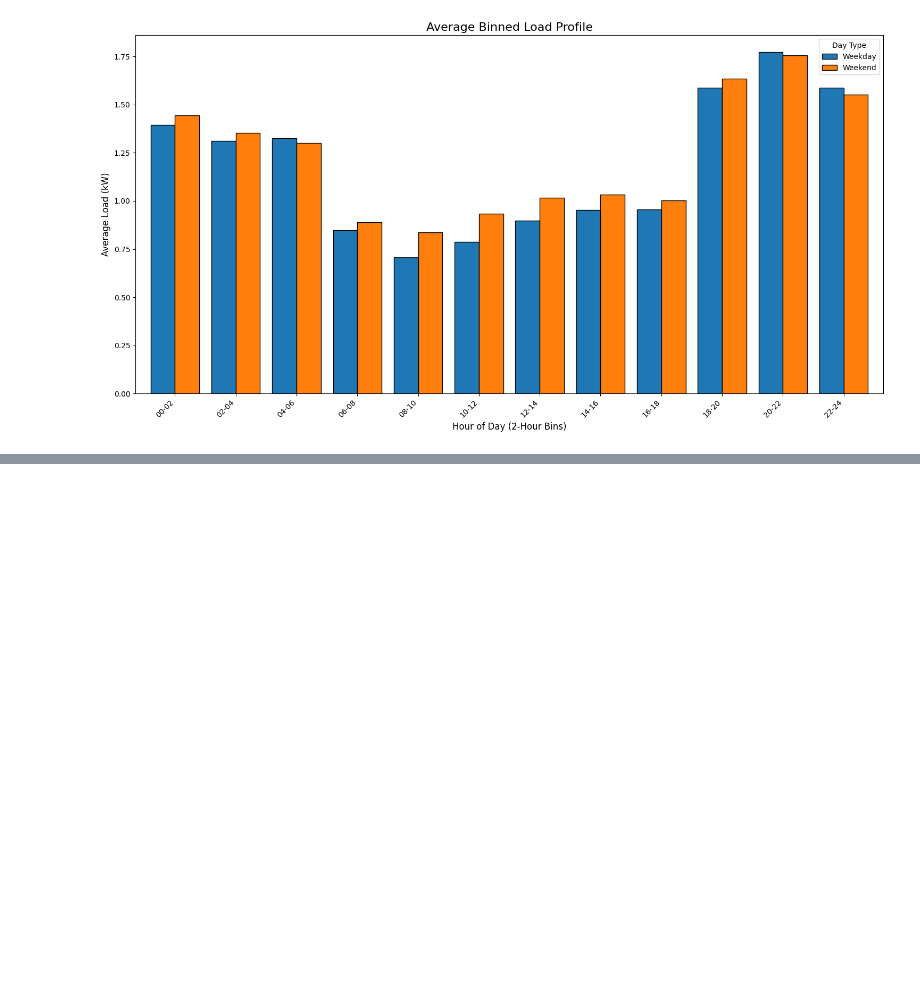
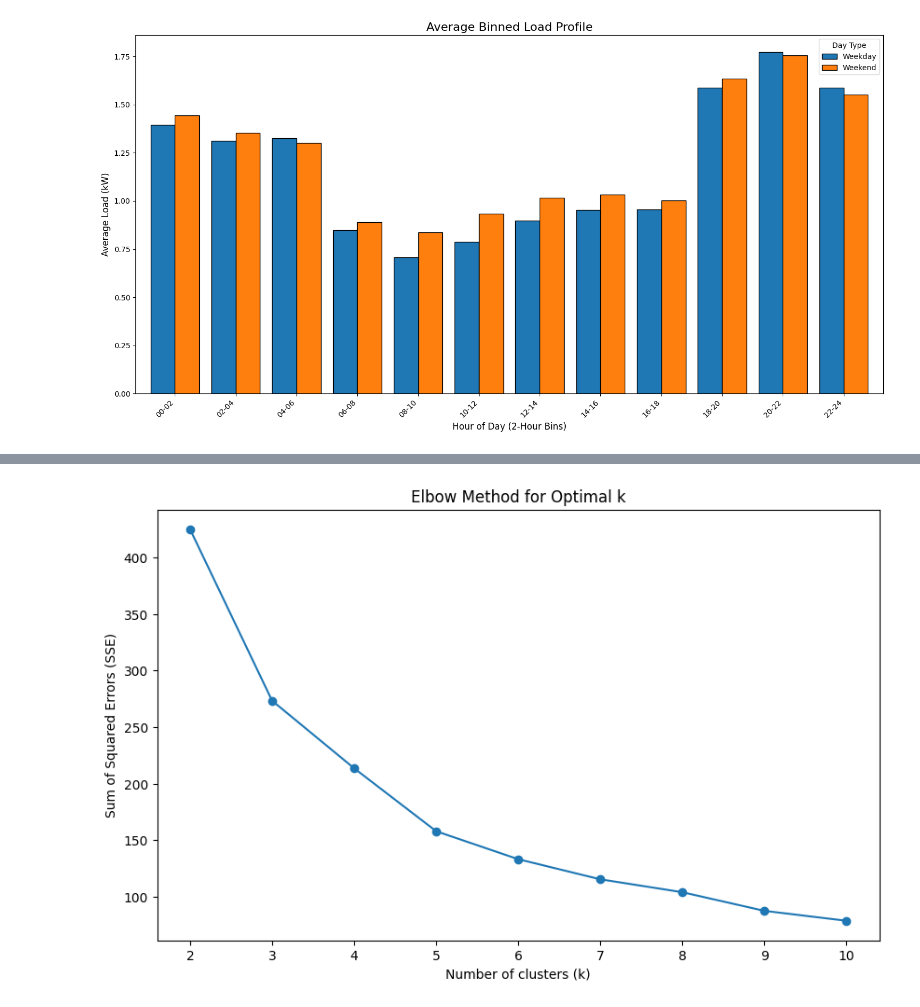
Before and after one commit to MrCupid75/Onaa-Mini-Grid-Customer-Segmentation, a Jupyter notebook: Daily Electricity Usage/main.ipynb, the cells around one changed output, grey strips where cells are left out. Drawn from its saved outputs; the diff is of its cells as text; code cells hidden in the pictures; blank space fills up the shorter version.

Commit message:
Behavioral Customer Segments by Hourly Profile

```diff
--- a/Daily Electricity Usage/main.ipynb
+++ b/Daily Electricity Usage/main.ipynb
@@ -209,2 +206,2 @@ dfh['Timestamp (UTC)'] = pd.to_datetime(df['Timestamp (UTC)'], format='%Y-%m-%d
-# %%
-dfh['Timestamp (UTC)'] = pd.to_datetime(dfh['Timestamp (UTC)'], format='%Y-%m-%d %H:%M:%S')
+# %%
+dfh['Timestamp (UTC)'] = pd.to_datetime(dfh['Timestamp (UTC)']).dt.tz_localize(None)
@@ -263,0 +273,3 @@ plt.show()
+# %%
+avg_profiles_df = dfh.groupby(['Meter Number', 'Hour'])['Usage Amount'].mean().unstack()
+avg_profiles_df
@@ -263,0 +296,6 @@ plt.show()
+# %%
+epsilon = 1e-6
+profiles_normalized = avg_profiles_df.div(avg_profiles_df.sum(axis=1) + epsilon, axis=0)
+
+print("---Normalized Hourly Profiles ---")
+profiles_normalized
@@ -263,0 +326,19 @@ plt.show()
+# %%
+x = profiles_normalized.values
+
+scaler = StandardScaler()
+x_scaled = scaler .fit_transform(x)
+
+sse = {}
+for k in range(2,11):
+    kMeans = KMeans(n_clusters=k, random_state=42, n_init=10).fit(x_scaled)
+    sse[k] = kMeans.inertia_
+
+plt.figure(figsize=(10, 6))
+plt.plot(list(sse.keys()), list(sse.values()), marker='o')
+plt.xlabel("Number of clusters (k)")
+plt.ylabel("Sum of Squared Errors (SSE)")
+plt.title("Elbow Method for Optimal k")
+plt.show()
+# %% [output]
+[figure, added]
```
Also changed, not shown: parts of 12 cells of this notebook, 2 other files.
